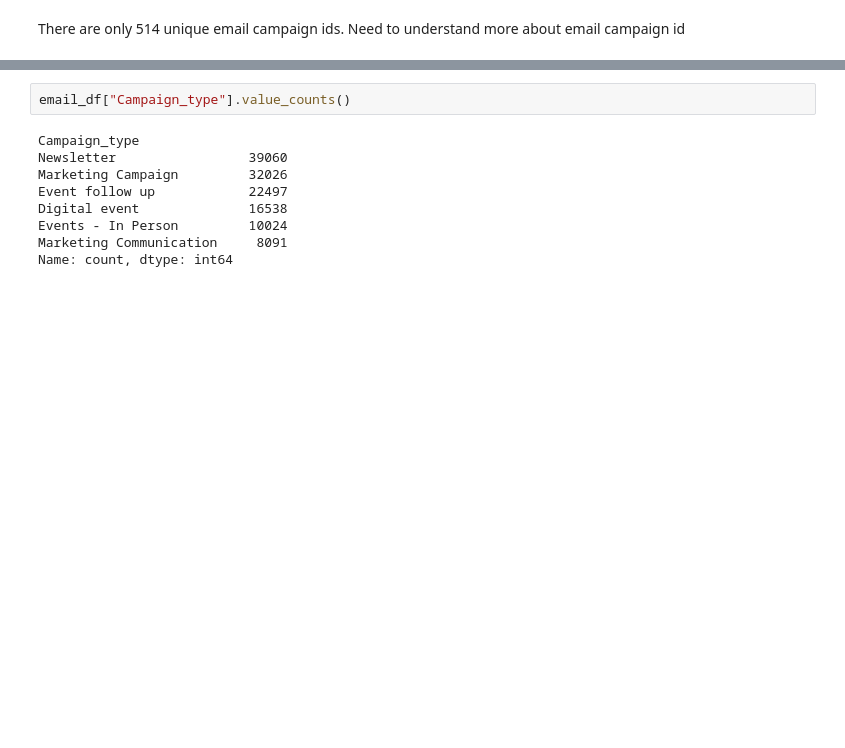
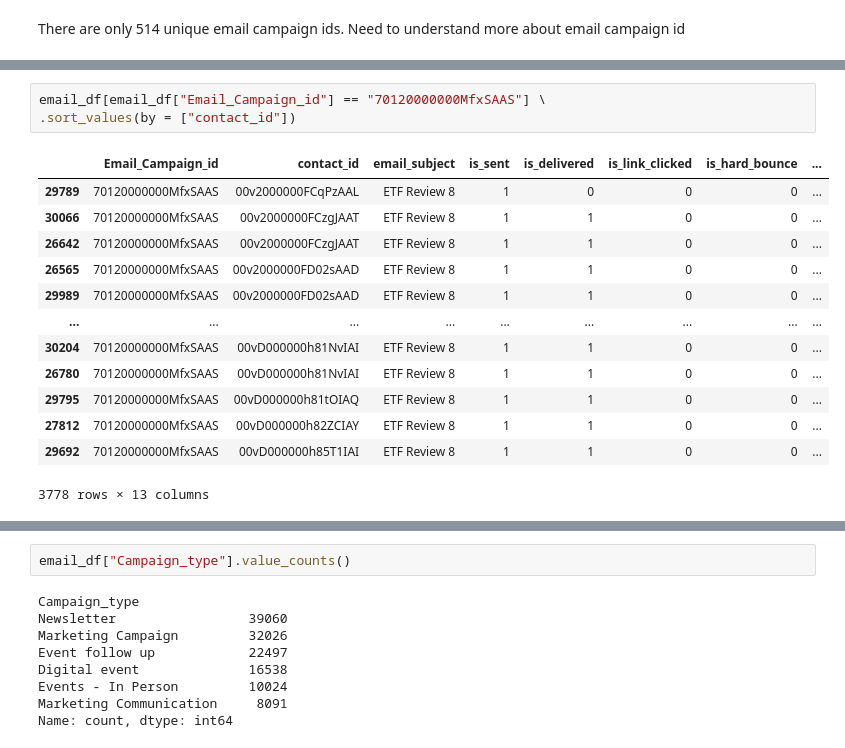
Before and after one commit to dsu1na/mi_jpmc_assignment, a Jupyter notebook: exploratory_analysis/email_campaign.ipynb, the cells around one changed output, grey strips where cells are left out. Saved outputs shown, nothing was run; the diff lists cells and outputs as text; blank space fills up the shorter version.

```diff
--- a/exploratory_analysis/email_campaign.ipynb
+++ b/exploratory_analysis/email_campaign.ipynb
@@ -86,0 +159,17 @@ There are only 514 unique email campaign ids. Need to understand more about emai
+# %%
+email_df[email_df["Email_Campaign_id"] == "70120000000MfxSAAS"] \
+.sort_values(by = ["contact_id"])
+# %% [output]
+|  | Email_Campaign_id | contact_id | email_subject | is_sent | is_delivered | is_link_clicked | is_hard_bounce | ... |
+| 29789 | 70120000000MfxSAAS | 00v2000000FCqPzAAL | ETF Review 8 | 1 | 0 | 0 | 0 | ... |
+| 30066 | 70120000000MfxSAAS | 00v2000000FCzgJAAT | ETF Review 8 | 1 | 1 | 0 | 0 | ... |
+| 26642 | 70120000000MfxSAAS | 00v2000000FCzgJAAT | ETF Review 8 | 1 | 1 | 0 | 0 | ... |
+| 26565 | 70120000000MfxSAAS | 00v2000000FD02sAAD | ETF Review 8 | 1 | 1 | 0 | 0 | ... |
+| 29989 | 70120000000MfxSAAS | 00v2000000FD02sAAD | ETF Review 8 | 1 | 1 | 0 | 0 | ... |
+| ... | ... | ... | ... | ... | ... | ... | ... | ... |
+| 30204 | 70120000000MfxSAAS | 00vD000000h81NvIAI | ETF Review 8 | 1 | 1 | 0 | 0 | ... |
+| 26780 | 70120000000MfxSAAS | 00vD000000h81NvIAI | ETF Review 8 | 1 | 1 | 0 | 0 | ... |
+| 29795 | 70120000000MfxSAAS | 00vD000000h81tOIAQ | ETF Review 8 | 1 | 1 | 0 | 0 | ... |
+| 27812 | 70120000000MfxSAAS | 00vD000000h82ZCIAY | ETF Review 8 | 1 | 1 | 0 | 0 | ... |
+| 29692 | 70120000000MfxSAAS | 00vD000000h85T1IAI | ETF Review 8 | 1 | 1 | 0 | 0 | ... |
+3778 rows × 13 columns
```
Also changed, not shown: parts of 14 cells of this notebook, 2 other files.
